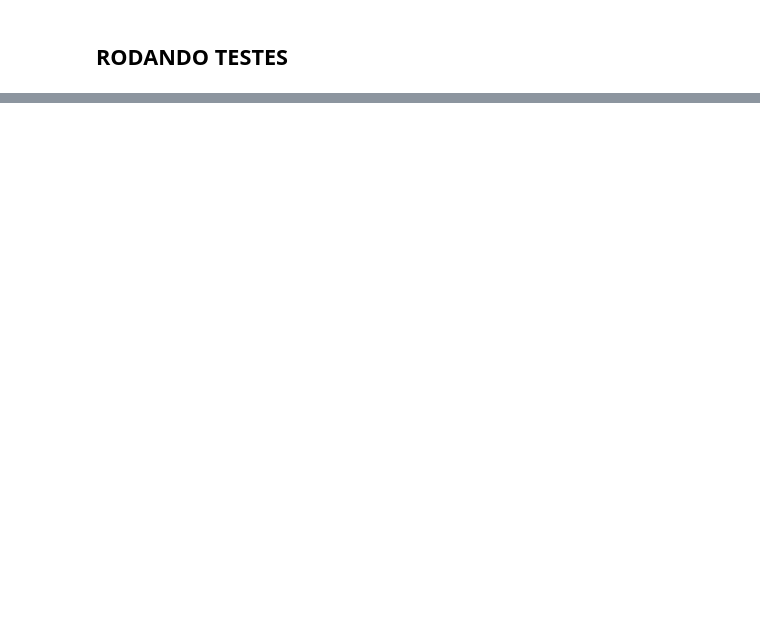
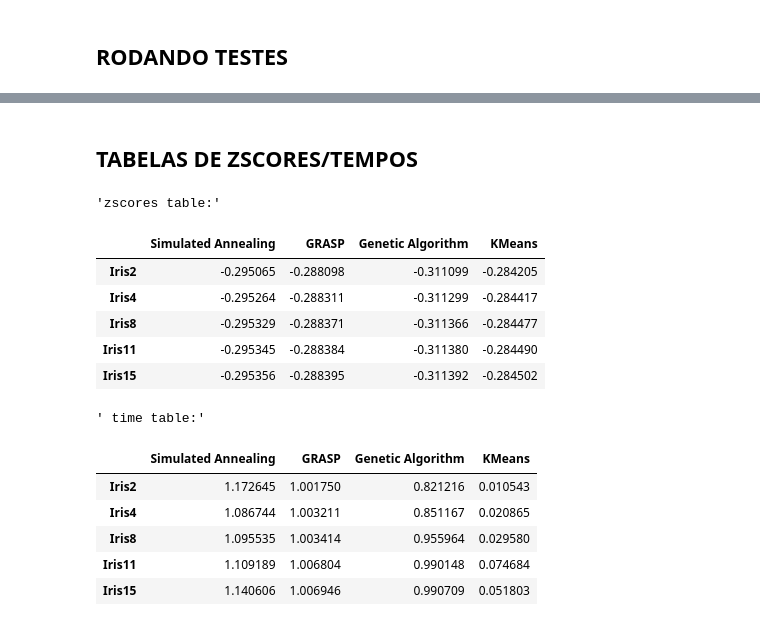
Before and after one commit to gabrielcipriano/trabalho-IA-2020-2, a Jupyter notebook: main.ipynb, the cells around one changed output, grey strips where cells are left out. Saved outputs shown, nothing was run; the diff lists cells and outputs as text; code cells hidden in the pictures; blank space fills up the shorter version.

```diff
--- a/main.ipynb
+++ b/main.ipynb
@@ -384,0 +494,28 @@ for m_name, metodo in metodos.items():
+# %% [markdown]
+## TABELAS DE ZSCORES/TEMPOS
+# %%
+from scipy import stats
+
+test_sses = get_test_info(test_data, 'sse')
+zscores_df = pd.DataFrame(stats.zscore(test_sses, axis=1), test_sses.index, test_sses.columns)
+mean = stats.mean
+
+times_df = pd.DataFrame(get_test_info(test_data, 'time'))
+
+display("zscores table:", zscores_df.head())
+display(" time table:", times_df.head())
+# %% [output]
+'zscores table:'
+|  | Simulated Annealing | GRASP | Genetic Algorithm | KMeans |
+| Iris2 | -0.295065 | -0.288098 | -0.311099 | -0.284205 |
+| Iris4 | -0.295264 | -0.288311 | -0.311299 | -0.284417 |
+| Iris8 | -0.295329 | -0.288371 | -0.311366 | -0.284477 |
+| Iris11 | -0.295345 | -0.288384 | -0.311380 | -0.284490 |
+| Iris15 | -0.295356 | -0.288395 | -0.311392 | -0.284502 |
+' time table:'
+|  | Simulated Annealing | GRASP | Genetic Algorithm | KMeans |
+| Iris2 | 1.172645 | 1.001750 | 0.821216 | 0.010543 |
+| Iris4 | 1.086744 | 1.003211 | 0.851167 | 0.020865 |
+| Iris8 | 1.095535 | 1.003414 | 0.955964 | 0.029580 |
+| Iris11 | 1.109189 | 1.006804 | 0.990148 | 0.074684 |
+| Iris15 | 1.140606 | 1.006946 | 0.990709 | 0.051803 |
```
Also changed, not shown: parts of 18 cells of this notebook, 5 other files.
